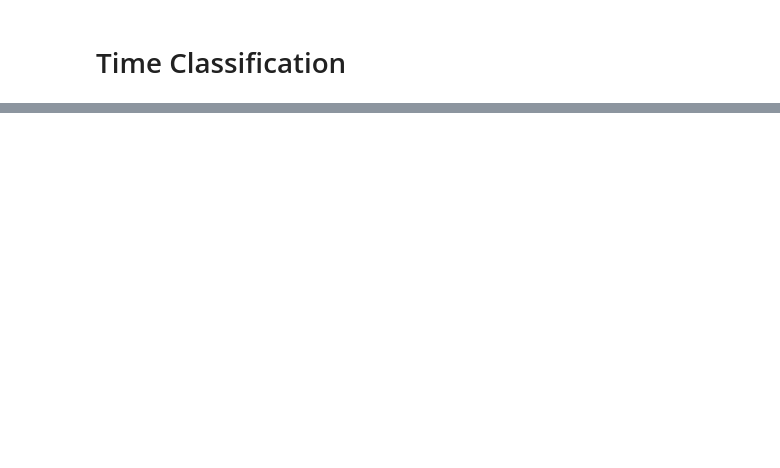
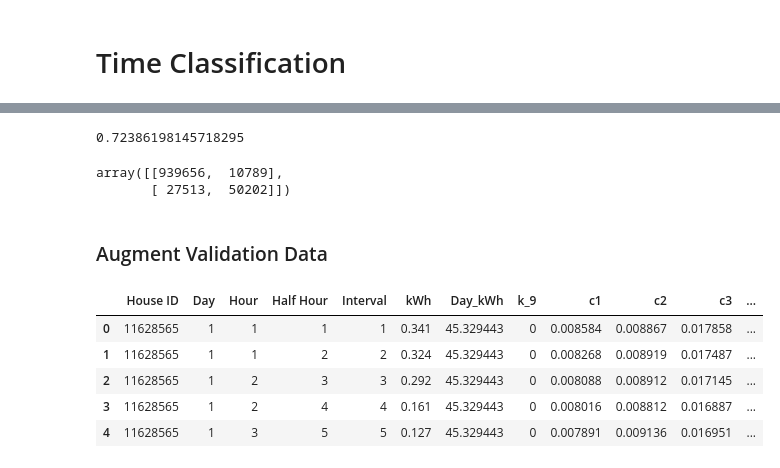
Before and after one commit to torenunez/udacity-mlnd-capstone, a Jupyter notebook: ev-capstone.ipynb, the cells around one changed output, grey strips where cells are left out. Saved outputs shown, nothing was run; the diff lists cells and outputs as text; code cells hidden in the pictures; blank space fills up the shorter version.

```diff
--- a/ev-capstone.ipynb
+++ b/ev-capstone.ipynb
@@ -414,0 +710,26 @@ print(X_valid_time.shape[0]/2880)
+# %%
+f1_score(y_train_time, y_train_time_pred)
+# %% [output]
+0.72386198145718295
+# %%
+confusion_matrix(y_train_time, y_train_time_pred)
+# %% [output]
+array([[939656,  10789],
+       [ 27513,  50202]])
+# %% [markdown]
+### Augment Validation Data
+# %%
+valid_day_totals_df = X_valid_time.groupby(['House ID','Day']).agg({'kWh':sum}).reset_index()
+valid_day_totals_df.columns = ['House ID', 'Day', 'Day_kWh']
+# %%
+X_valid_time_augmented =  X_valid_time.merge(valid_day_totals_df, how='left', on=['House ID', 'Day'])
+X_valid_time_augmented =  X_valid_time_augmented.merge(X_valid_house[['House ID', 'k_9']], how='left', on='House ID')
+X_valid_time_augmented =  X_valid_time_augmented.merge(centers_df, how='left', on='Half Hour')
+X_valid_time_augmented.head()
+# %% [output]
+|  | House ID | Day | Hour | Half Hour | Interval | kWh | Day_kWh | k_9 | c1 | c2 | c3 | ... |
+| 0 | 11628565 | 1 | 1 | 1 | 1 | 0.341 | 45.329443 | 0 | 0.008584 | 0.008867 | 0.017858 | ... |
+| 1 | 11628565 | 1 | 1 | 2 | 2 | 0.324 | 45.329443 | 0 | 0.008268 | 0.008919 | 0.017487 | ... |
+| 2 | 11628565 | 1 | 2 | 3 | 3 | 0.292 | 45.329443 | 0 | 0.008088 | 0.008912 | 0.017145 | ... |
+| 3 | 11628565 | 1 | 2 | 4 | 4 | 0.161 | 45.329443 | 0 | 0.008016 | 0.008812 | 0.016887 | ... |
+| 4 | 11628565 | 1 | 3 | 5 | 5 | 0.127 | 45.329443 | 0 | 0.007891 | 0.009136 | 0.016951 | ... |
```
Also changed, not shown: parts of 45 cells of this notebook.
